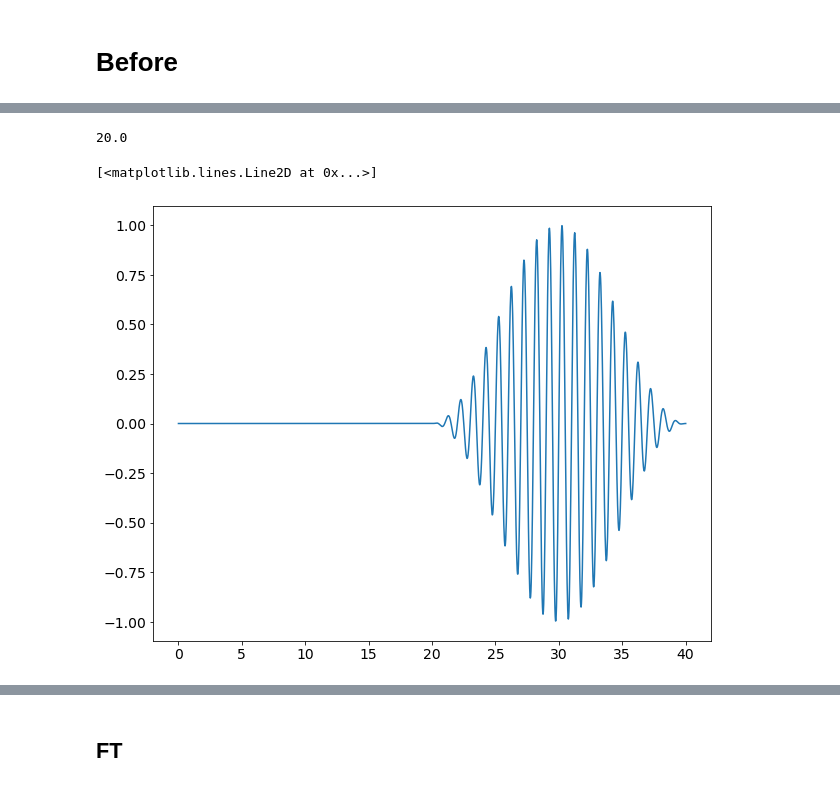
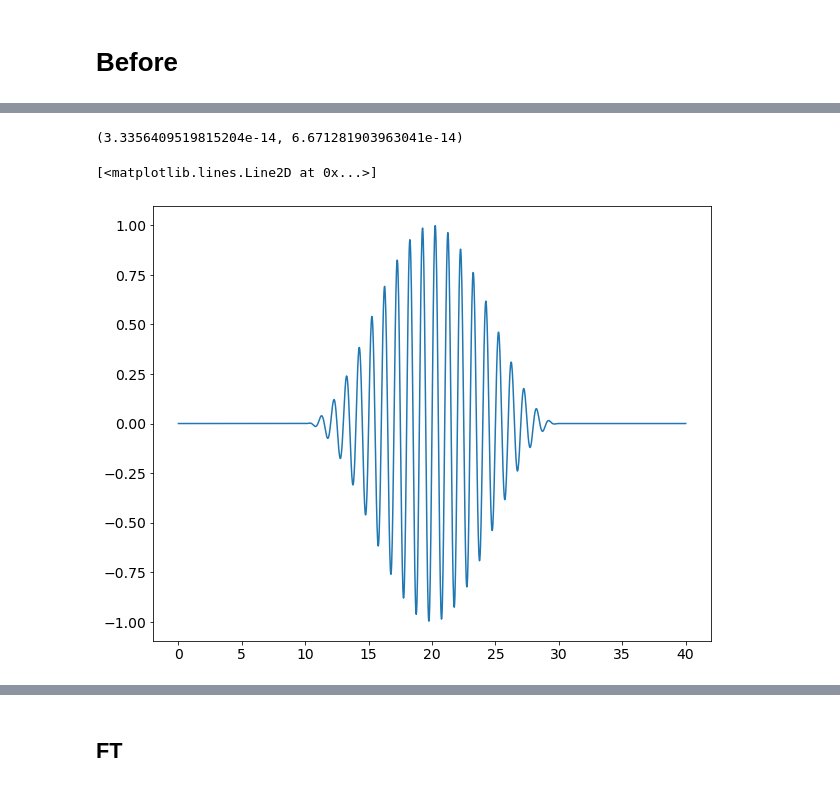
Before and after one commit to Hari31416/MSc_Project, a Jupyter notebook: EPOCH/High_Harmonic_Generation/reflected.ipynb, the cells around one changed output, grey strips where cells are left out. Cells and saved outputs as stored; diff of their text form; code cells hidden in the pictures.

```diff
--- a/EPOCH/High_Harmonic_Generation/reflected.ipynb
+++ b/EPOCH/High_Harmonic_Generation/reflected.ipynb
@@ -25,7 +25,7 @@ epsilon = 8.85e-12
 # %% [markdown]
 ## Constants From Simulation
 # %%
-DATA_DIR = "before"
+DATA_DIR = "before_3"
 with open (os.path.join(DATA_DIR, "input.deck"), "r") as myfile:
     data=myfile.read()
 # %% [markdown]
@@ -127,11 +127,11 @@ T = np.linspace(0, T_MAX, len(ALL_FILES))
 # Original Pulse
 # %%
 def get_pulse(t):
-    if t<LAS_TIME:
+    if t<0:
+        return 0
+    elif t< LAS_TIME:
         return np.sin(omega0*t)*(np.sin(np.pi*t/LAS_TIME))**2
     else:
         return 0
-
-get_pulse = np.vectorize(get_pulse)
 # %%
 T_O = np.arange(0,len(ALL_FILES))*DT
@@ -217,4 +210,0 @@ node_t
-# %%
-node
-# %% [output]
-20.0
@@ -230,5 +211,16 @@ for i, time in enumerate(T_O):
+# %%
+node2 = 8000/NX*40
+node1 = 4000/NX*40
+node_t_1 = node1*tau
+node_t_2 = node2*tau
+node_t_1, node_t_2
+# %% [output]
+(3.3356409519815204e-14, 6.671281903963041e-14)
+# %%
+pulse_1= [get_pulse(t-node_t_1) for t in T_O]
+pulse_2= [get_pulse(t-node_t_2) for t in T_O]
 # %%
-plt.plot(T_O/tau, pulse)
+plt.plot(T_O/tau, pulse_1)
 # %% [output]
 [<matplotlib.lines.Line2D at 0x...>]
-[figure, old version]
+[figure, new version]
```
Also changed, not shown: parts of 26 cells of this notebook, 10 other files.
